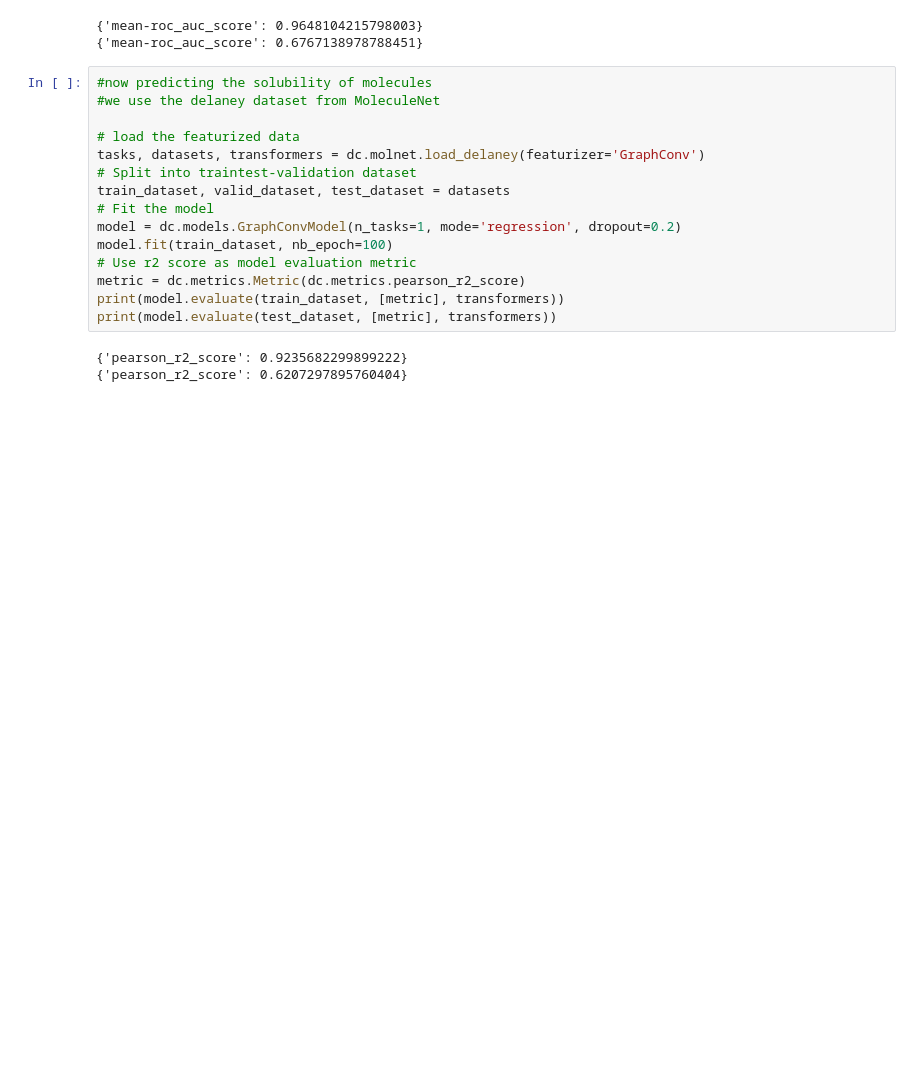
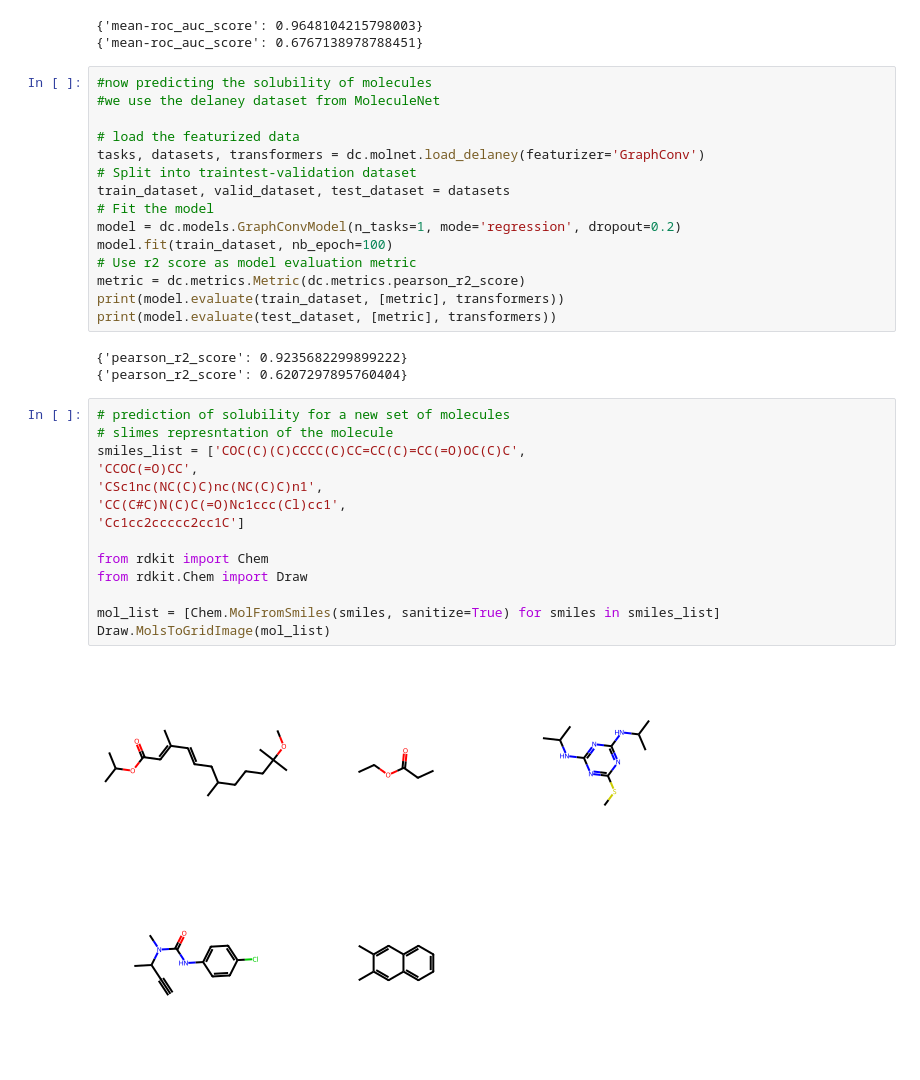
Before and after one commit to ozj1/Bioinformatics_Cheminformatics_projects, a Jupyter notebook: predicting_toxicity_and_solubility_of_molecules/toxicity_solubility_prediction.ipynb, the cells around one changed output. Cells and saved outputs as stored; diff of their text form; blank space fills up the shorter version.

Commit message:
Solubility values were predicted for new molecules, and we showed their structure using RDKit. Extra queries for substructures in sample molecules molecule are also shown here.

```diff
--- a/predicting_toxicity_and_solubility_of_molecules/toxicity_solubility_prediction.ipynb
+++ b/predicting_toxicity_and_solubility_of_molecules/toxicity_solubility_prediction.ipynb
@@ -66,3 +66,19 @@ print(model.evaluate(test_dataset, [metric], transformers))
 # %% [output]
 {'pearson_r2_score': 0.9235682299899222}
 {'pearson_r2_score': 0.6207297895760404}
+# %%
+# prediction of solubility for a new set of molecules
+# slimes represntation of the molecule
+smiles_list = ['COC(C)(C)CCCC(C)CC=CC(C)=CC(=O)OC(C)C',
+'CCOC(=O)CC',
+'CSc1nc(NC(C)C)nc(NC(C)C)n1',
+'CC(C#C)N(C)C(=O)Nc1ccc(Cl)cc1',
+'Cc1cc2ccccc2cc1C']
+
+from rdkit import Chem
+from rdkit.Chem import Draw
+
+mol_list = [Chem.MolFromSmiles(smiles, sanitize=True) for smiles in smiles_list]
+Draw.MolsToGridImage(mol_list)
+# %% [output]
+[figure, added]
```
Also changed, not shown: parts of 6 cells of this notebook.
